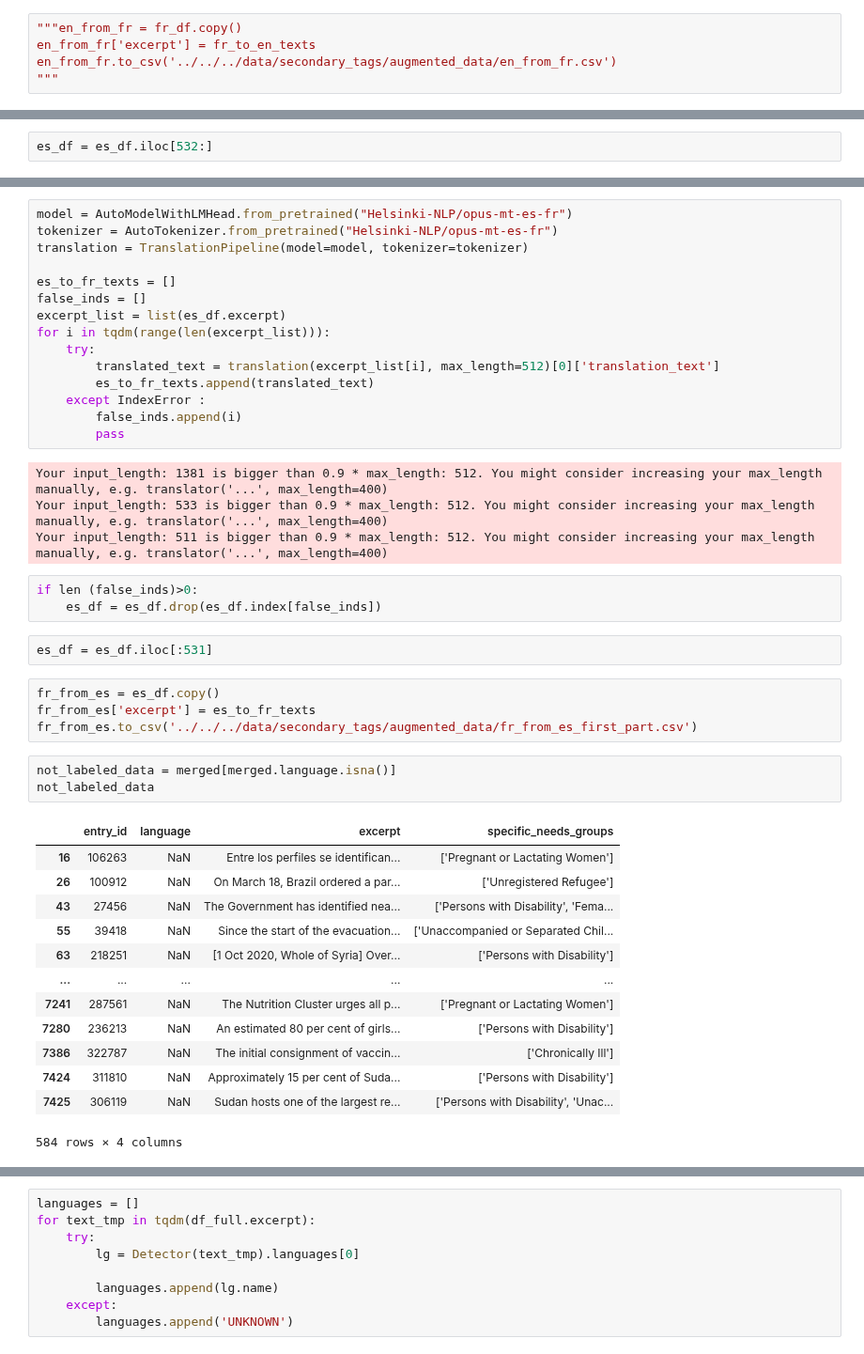
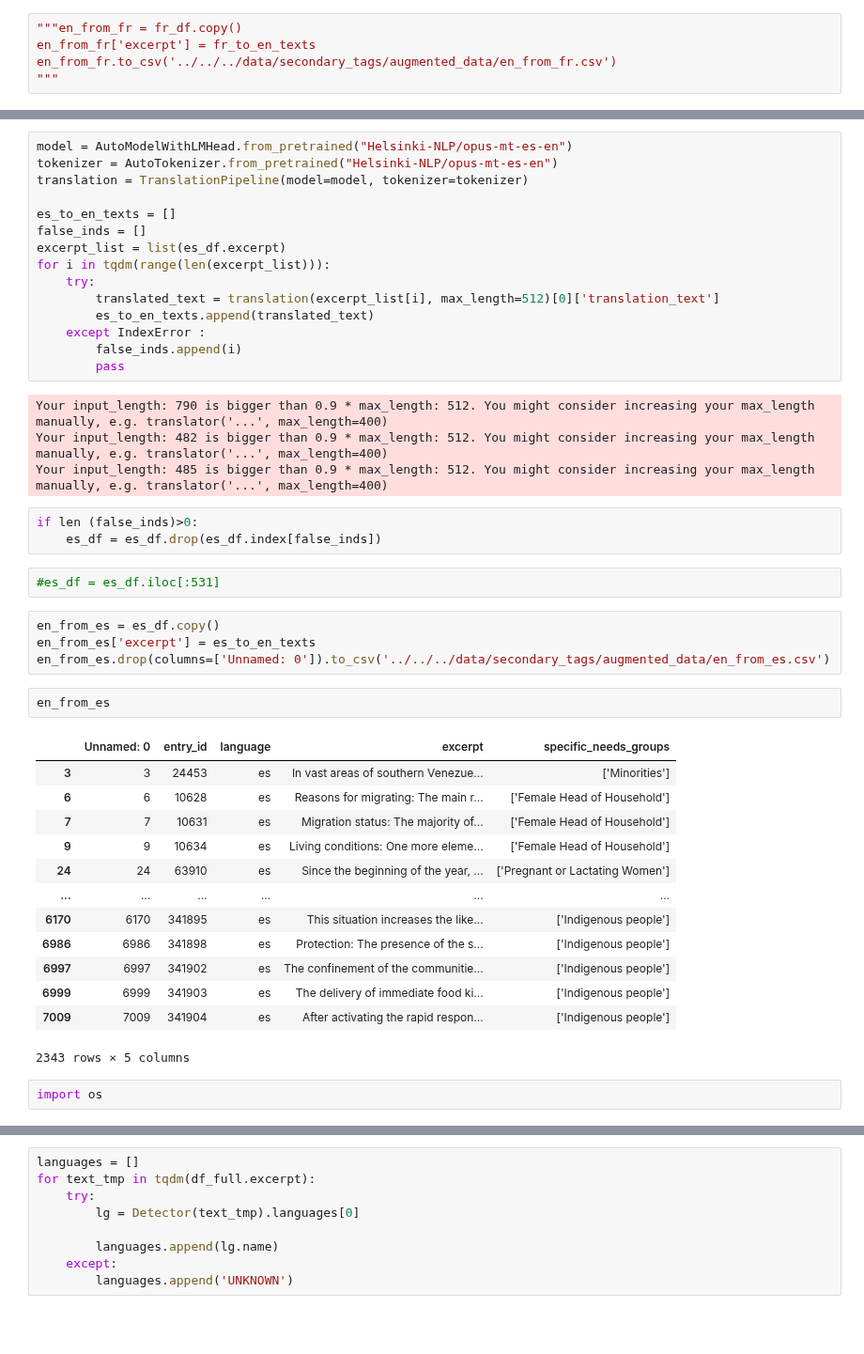
Before and after one commit to the-deep/deep-experiments, a Jupyter notebook: notebooks/models/selim/data_augmentation.ipynb, the cells around one changed output, grey strips where cells are left out. Shown at 94% size. Cells and saved outputs as stored; diff of their text form; blank space fills up the shorter version.

```diff
--- a/notebooks/models/selim/data_augmentation.ipynb
+++ b/notebooks/models/selim/data_augmentation.ipynb
@@ -89,2 +88,0 @@ en_from_fr.to_csv('../../../data/secondary_tags/augmented_data/en_from_fr.csv')
-# %%
-es_df = es_df.iloc[532:]
@@ -91,45 +125,46 @@ es_df = es_df.iloc[532:]
 # %%
-model = AutoModelWithLMHead.from_pretrained("Helsinki-NLP/opus-mt-es-fr")
-tokenizer = AutoTokenizer.from_pretrained("Helsinki-NLP/opus-mt-es-fr")
+model = AutoModelWithLMHead.from_pretrained("Helsinki-NLP/opus-mt-es-en")
+tokenizer = AutoTokenizer.from_pretrained("Helsinki-NLP/opus-mt-es-en")
 translation = TranslationPipeline(model=model, tokenizer=tokenizer)
 
-es_to_fr_texts = []
+es_to_en_texts = []
 false_inds = []
 excerpt_list = list(es_df.excerpt)
 for i in tqdm(range(len(excerpt_list))):
     try:
         translated_text = translation(excerpt_list[i], max_length=512)[0]['translation_text']
-        es_to_fr_texts.append(translated_text)
+        es_to_en_texts.append(translated_text)
     except IndexError :
         false_inds.append(i)
         pass
 # %% [output]
-Your input_length: 1381 is bigger than 0.9 * max_length: 512. You might consider increasing your max_length manually, e.g. translator('...', max_length=400)
-Your input_length: 533 is bigger than 0.9 * max_length: 512. You might consider increasing your max_length manually, e.g. translator('...', max_length=400)
-Your input_length: 511 is bigger than 0.9 * max_length: 512. You might consider increasing your max_length manually, e.g. translator('...', max_length=400)
+Your input_length: 790 is bigger than 0.9 * max_length: 512. You might consider increasing your max_length manually, e.g. translator('...', max_length=400)
+Your input_length: 482 is bigger than 0.9 * max_length: 512. You might consider increasing your max_length manually, e.g. translator('...', max_length=400)
+Your input_length: 485 is bigger than 0.9 * max_length: 512. You might consider increasing your max_length manually, e.g. translator('...', max_length=400)
 # %%
 if len (false_inds)>0:
     es_df = es_df.drop(es_df.index[false_inds])
 # %%
-es_df = es_df.iloc[:531]
+#es_df = es_df.iloc[:531]
 # %%
-fr_from_es = es_df.copy()
-fr_from_es['excerpt'] = es_to_fr_texts
-fr_from_es.to_csv('../../../data/secondary_tags/augmented_data/fr_from_es_first_part.csv')
+en_from_es = es_df.copy()
+en_from_es['excerpt'] = es_to_en_texts
+en_from_es.drop(columns=['Unnamed: 0']).to_csv('../../../data/secondary_tags/augmented_data/en_from_es.csv')
-# %%
-not_labeled_data = merged[merged.language.isna()]
-not_labeled_data
-# %% [output]
-|  | entry_id | language | excerpt | specific_needs_groups |
-| 16 | 106263 | NaN | Entre los perfiles se identifican... | ['Pregnant or Lactating Women'] |
-| 26 | 100912 | NaN | On March 18, Brazil ordered a par... | ['Unregistered Refugee'] |
-| 43 | 27456 | NaN | The Government has identified nea... | ['Persons with Disability', 'Fema... |
-| 55 | 39418 | NaN | Since the start of the evacuation... | ['Unaccompanied or Separated Chil... |
-| 63 | 218251 | NaN | [1 Oct 2020, Whole of Syria] Over... | ['Persons with Disability'] |
-| ... | ... | ... | ... | ... |
-| 7241 | 287561 | NaN | The Nutrition Cluster urges all p... | ['Pregnant or Lactating Women'] |
-| 7280 | 236213 | NaN | An estimated 80 per cent of girls... | ['Persons with Disability'] |
-| 7386 | 322787 | NaN | The initial consignment of vaccin... | ['Chronically Ill'] |
-| 7424 | 311810 | NaN | Approximately 15 per cent of Suda... | ['Persons with Disability'] |
-| 7425 | 306119 | NaN | Sudan hosts one of the largest re... | ['Persons with Disability', 'Unac... |
-584 rows × 4 columns
+# %%
+en_from_es
+# %% [output]
+|  | Unnamed: 0 | entry_id | language | excerpt | specific_needs_groups |
+| 3 | 3 | 24453 | es | In vast areas of southern Venezue... | ['Minorities'] |
+| 6 | 6 | 10628 | es | Reasons for migrating: The main r... | ['Female Head of Household'] |
+| 7 | 7 | 10631 | es | Migration status: The majority of... | ['Female Head of Household'] |
+| 9 | 9 | 10634 | es | Living conditions: One more eleme... | ['Female Head of Household'] |
+| 24 | 24 | 63910 | es | Since the beginning of the year, ... | ['Pregnant or Lactating Women'] |
+| ... | ... | ... | ... | ... | ... |
+| 6170 | 6170 | 341895 | es | This situation increases the like... | ['Indigenous people'] |
+| 6986 | 6986 | 341898 | es | Protection: The presence of the s... | ['Indigenous people'] |
+| 6997 | 6997 | 341902 | es | The confinement of the communitie... | ['Indigenous people'] |
+| 6999 | 6999 | 341903 | es | The delivery of immediate food ki... | ['Indigenous people'] |
+| 7009 | 7009 | 341904 | es | After activating the rapid respon... | ['Indigenous people'] |
+2343 rows × 5 columns
+# %%
+import os
```
Also changed, not shown: parts of 13 cells of this notebook, 4 other files.
